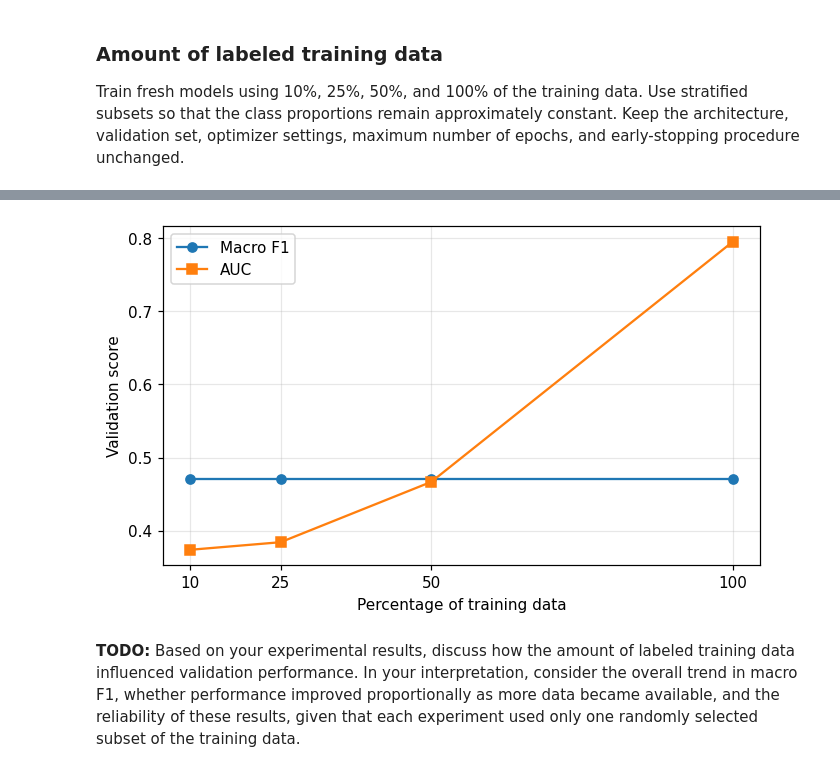
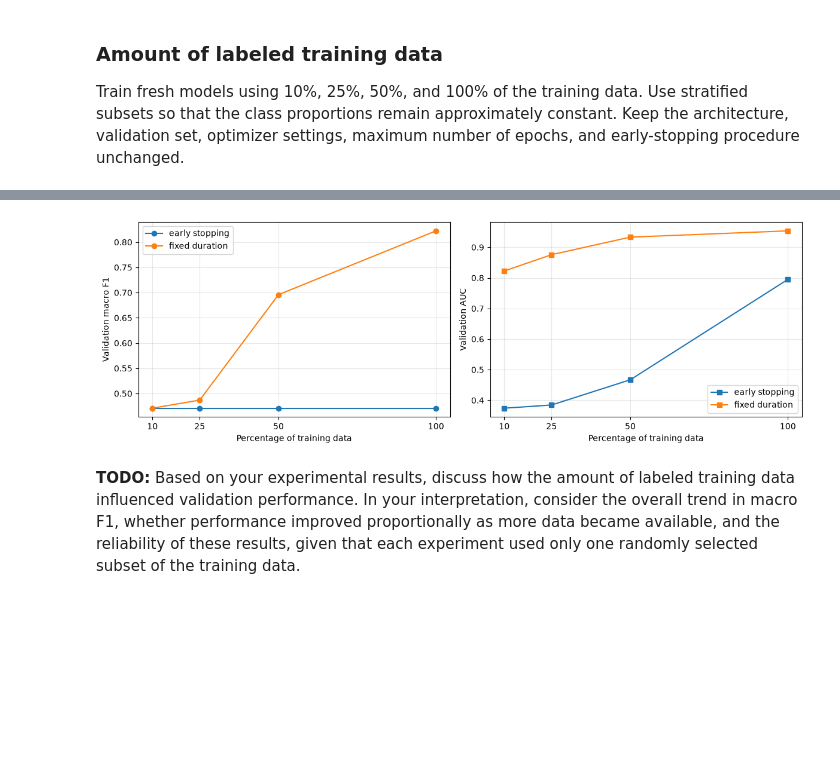
Before and after one commit to Catfish16/WS26ML_EX1, a Jupyter notebook: dermamnist_classification_group_N.ipynb, the cells around one changed output, grey strips where cells are left out. Drawn from its saved outputs; the diff is of its cells as text; code cells hidden in the pictures; blank space fills up the shorter version.

```diff
--- a/dermamnist_classification_group_N.ipynb
+++ b/dermamnist_classification_group_N.ipynb
@@ -442,16 +439,17 @@ def collect_predictions(model, loader, task):
 
 def metrics_from_predictions(true, pred, probs, task):
     classes = [0, 1] if task == "binary" else np.arange(probs.shape[1])
+    per_class_recall = recall_score(true, pred, labels=classes, average=None, zero_division=0)
     metrics = {
         "accuracy": float((pred == true).mean()),
         "macro_f1": f1_score(true, pred, labels=classes, average="macro", zero_division=0),
         "precision": precision_score(true, pred, labels=classes, average="macro", zero_division=0),
         "confusion_matrix": confusion_matrix(true, pred, labels=classes),
-        "per_class_recall": recall_score(true, pred, labels=classes, average=None, zero_division=0),
+        "per_class_recall": per_class_recall,
     }
     if task == "binary":
         metrics["auc"] = roc_auc_score(true, probs) if len(np.unique(true)) == 2 else float("nan")
-        metrics["specificity"], metrics["sensitivity"] = metrics["per_class_recall"]
+        metrics["specificity"], metrics["sensitivity"] = per_class_recall[0], per_class_recall[1]
     else:
         metrics["auc"] = roc_auc_score(true, probs, labels=classes, multi_class="ovr", average="macro")
     return metrics
@@ -519,7 +517,7 @@ def _fit_model(
 
             # calc gradients
             loss.backward()
-            # apply Adam optimiser
+            # apply Adam optimizer
             optimizer.step()
             total_loss += loss.item() * images.size(0)
             n_samples += images.size(0)
@@ -781,7 +802,7 @@ class ResNet18Binary(nn.Module):
         if mode not in {"linear_probe", "fine_tune"}:
             raise ValueError("mode must be 'linear_probe' or 'fine_tune'")
         self.mode = mode
-        # A linear probe updates only the new head. Fine-tuning updates the backbone too.
+        # A linear probe updates only the new classification head. Fine-tuning updates the backbone (whole network) too.
         self.backbone.requires_grad_(mode == "fine_tune")
         self.backbone.fc.requires_grad_(True)
         self.train(self.training)
@@ -802,14 +823,15 @@ class ResNet18Binary(nn.Module):
 
 @torch.no_grad()
 def cache_resnet_features(model, datasets):
-    """Save the frozen network's output for each unchanged image."""
+    """Save the frozen network's output for each unchanged image to make linear-probe training much faster."""
     if model.mode != "linear_probe":
         raise ValueError("Feature caching requires a frozen ResNet.")
     model.eval()
     classifier = model.backbone.fc
-    # Temporarily bypass the head to collect the feature vectors it normally receives.
+    # Temporarily bypass/replace the head to collect the feature vectors it normally receives.
     model.backbone.fc = nn.Identity()
     feature_datasets = {}
+    # Calculate feature vectors for each image.
     try:
         # Keep the feature rows in the same order as the original images and labels.
         for name, dataset in datasets.items():
@@ -820,7 +842,7 @@ def cache_resnet_features(model, datasets):
             ]
             feature_datasets[name] = CustomDataset(torch.cat(features), dataset.labels)
     finally:
-        # Restore the head so the full model can make predictions from images again.
+        # Restore the classifier head so the full model can make predictions from images again.
         model.backbone.fc = classifier
     return feature_datasets
 # %% [markdown]
@@ -1065,45 +1154,46 @@ def make_fraction_dataset(fraction, seed=SEED):
 DATA_FRACTIONS = [0.10, 0.25, 0.50, 1.00]
 fraction_rows = []
 
-# Start a fresh model each time. Change the amount of training data and keep the validation set fixed.
+# Compare both training procedures using a fresh model for every fraction and setting.
 for fraction in DATA_FRACTIONS:
-    print(f"Training on {fraction:.0%} of the training data...")
     subset = make_fraction_dataset(fraction)
-    _, history, metrics = run_binary_experiment(subset, early_stopping=True)
-    fraction_rows.append({
-        "fraction": fraction,
-        "n_images": len(subset),
-        "epochs": len(history["val_macro_f1"]),
-        "val_accuracy": metrics["accuracy"],
-        "val_macro_f1": metrics["macro_f1"],
-        "val_auc": metrics["auc"],
-    })
+    for early_stopping in (True, False):
+        setting = "early stopping" if early_stopping else "fixed duration"
+        print(f"Training on {fraction:.0%} with {setting}...")
+        _, history, metrics = run_binary_experiment(
+            subset, early_stopping=early_stopping
+        )
+        fraction_rows.append({
+            "fraction": fraction,
+            "setting": setting,
+            "n_images": len(subset),
+            "epochs": len(history["val_macro_f1"]),
+            "val_accuracy": metrics["accuracy"],
+            "val_macro_f1": metrics["macro_f1"],
+            "val_auc": metrics["auc"],
+        })
 
 fraction_results = pd.DataFrame(fraction_rows)
 display(fraction_results.round(3))
-fig, ax = plt.subplots(figsize=(7, 4))
-# F1 uses predicted class labels. AUC can reveal better score ranking even when labels stay the same.
-ax.plot(fraction_results["fraction"] * 100, fraction_results["val_macro_f1"], "o-", label="Macro F1")
-ax.plot(fraction_results["fraction"] * 100, fraction_results["val_auc"], "s-", label="AUC")
-ax.set(xlabel="Percentage of training data", ylabel="Validation score")
-ax.set_xticks([10, 25, 50, 100])
-ax.grid(alpha=0.3)
-ax.legend()
+
+fig, axes = plt.subplots(1, 2, figsize=(12, 4))
+for setting, group in fraction_results.groupby("setting"):
+    group = group.sort_values("fraction")
+    axes[0].plot(
+        group["fraction"] * 100, group["val_macro_f1"],
+        marker="o", label=setting,
+    )
+    axes[1].plot(
+        group["fraction"] * 100, group["val_auc"],
+        marker="s", label=setting,
+    )
+
+axes[0].set(xlabel="Percentage of training data", ylabel="Validation macro F1")
+axes[1].set(xlabel="Percentage of training data", ylabel="Validation AUC")
+for axis in axes:
+    axis.set_xticks([10, 25, 50, 100])
+    axis.grid(alpha=0.3)
+    axis.legend()
+plt.tight_layout()
 plt.show()
-
-f1_by_fraction = fraction_results.set_index("fraction")["val_macro_f1"]
-for previous, current in zip(DATA_FRACTIONS, DATA_FRACTIONS[1:]):
-    change = f1_by_fraction.loc[current] - f1_by_fraction.loc[previous]
-    print(f"Validation macro F1 from {previous:.0%} to {current:.0%}: {change:+.3f}.")
-print(
-    f"Validation macro F1 from 10% to 100% changed by "
-    f"{f1_by_fraction.loc[1.0] - f1_by_fraction.loc[0.10]:+.3f}."
-)
-best_fraction_f1 = f1_by_fraction.max()
-best_fractions = [
-    f"{fraction:.0%}"
-    for fraction, score in f1_by_fraction.items()
-    if np.isclose(score, best_fraction_f1)
-]
-print(f"Highest validation macro F1 ({best_fraction_f1:.3f}): {', '.join(best_fractions)}.")
 # %% [output]
@@ -1128,3 +1221,3 @@ Highest validation macro F1 (0.471): 10%, 25%, 50%, 100%.
-[figure, old version]
+[figure, new version]
 # %% [markdown]
 **TODO:** Based on your experimental results, discuss how the amount of labeled training data influenced validation performance. In your interpretation, consider the overall trend in macro F1, whether performance improved proportionally as more data became available, and the reliability of these results, given that each experiment used only one randomly selected subset of the training data.
```
Also changed, not shown: parts of 23 cells of this notebook.
